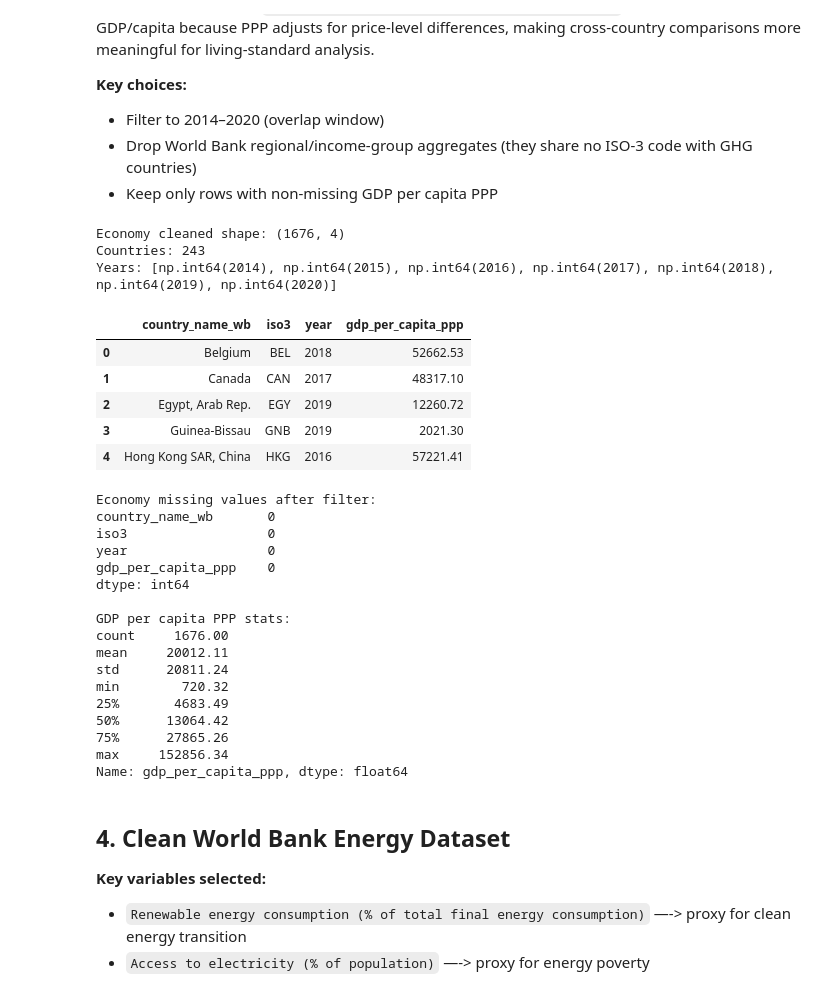
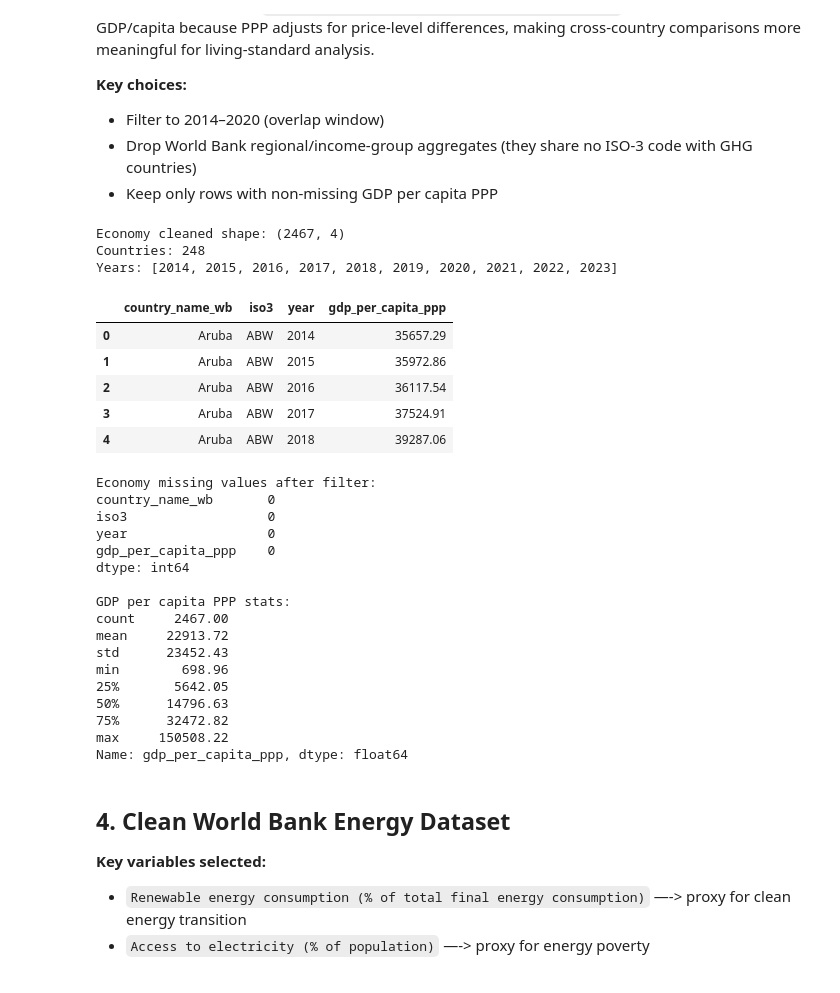
Before and after one commit to mtorella/Data-Visualization-2026, a Jupyter notebook: preprocessing 2.ipynb, the cells around one changed output. Saved outputs shown, nothing was run; the diff lists cells and outputs as text; code cells hidden in the pictures.

```diff
--- a/preprocessing 2.ipynb
+++ b/preprocessing 2.ipynb
@@ -50,7 +48,7 @@ Columns: ['STRUCTURE', 'STRUCTURE_ID', 'STRUCTURE_NAME', 'ACTION', 'REF_AREA', '
 | 2 | DATAFLOW | OECD.ENV.EPI:DSD_AIR_GHG@DF_AIR_G... | Air emissions - Greenhouse gas em... | I | BEL | Belgium | A | ... |
 # %%
 # World Bank Economy & Growth
-eco_raw = pd.read_csv('data/economy-and-growth.csv')
+eco_raw = pd.read_csv('data/economy-and-growth-2025.csv')
 print(f'Economy raw shape: {eco_raw.shape}')
 print(f'Year range: {eco_raw["Year"].min()} – {eco_raw["Year"].max()}')
 eco_raw.head(3)
@@ -160,34 +158,34 @@ Name: ghg_per_capita, dtype: float64
 # %%
 GDP_COL = 'average_value_GDP per capita, PPP (current international $)'
 
 eco = (
     eco_raw
     [['Country Name', 'Country Code', 'Year', GDP_COL]]
     .rename(columns={
         'Country Name': 'country_name_wb',
         'Country Code': 'iso3',
         'Year': 'year',
         GDP_COL: 'gdp_per_capita_ppp'
     })
-    .query('year >= 2014 and year <= 2020')
+    .query('year >= 2014 and year <= 2023')
     .dropna(subset=['gdp_per_capita_ppp'])
     .reset_index(drop=True)
 )
 
 print(f'Economy cleaned shape: {eco.shape}')
 print(f'Countries: {eco["iso3"].nunique()}')
 print(f'Years: {sorted(eco["year"].unique())}')
 eco.head()
 # %% [output]
-Economy cleaned shape: (1676, 4)
-Countries: 243
-Years: [np.int64(2014), np.int64(2015), np.int64(2016), np.int64(2017), np.int64(2018), np.int64(2019), np.int64(2020)]
+Economy cleaned shape: (2467, 4)
+Countries: 248
+Years: [2014, 2015, 2016, 2017, 2018, 2019, 2020, 2021, 2022, 2023]
 |  | country_name_wb | iso3 | year | gdp_per_capita_ppp |
-| 0 | Belgium | BEL | 2018 | 52662.53 |
-| 1 | Canada | CAN | 2017 | 48317.10 |
-| 2 | Egypt, Arab Rep. | EGY | 2019 | 12260.72 |
-| 3 | Guinea-Bissau | GNB | 2019 | 2021.30 |
-| 4 | Hong Kong SAR, China | HKG | 2016 | 57221.41 |
+| 0 | Aruba | ABW | 2014 | 35657.29 |
+| 1 | Aruba | ABW | 2015 | 35972.86 |
+| 2 | Aruba | ABW | 2016 | 36117.54 |
+| 3 | Aruba | ABW | 2017 | 37524.91 |
+| 4 | Aruba | ABW | 2018 | 39287.06 |
 # %%
 print('Economy missing values after filter:')
 print(eco.isnull().sum())
@@ -202,14 +200,14 @@ gdp_per_capita_ppp    0
 dtype: int64
 
 GDP per capita PPP stats:
-count     1676.00
-mean     20012.11
-std      20811.24
-min        720.32
-25%       4683.49
-50%      13064.42
-75%      27865.26
-max     152856.34
+count     2467.00
+mean     22913.72
+std      23452.43
+min        698.96
+25%       5642.05
+50%      14796.63
+75%      32472.82
+max     150508.22
 Name: gdp_per_capita_ppp, dtype: float64
 # %% [markdown]
 ## 4. Clean World Bank Energy Dataset
```
Also changed, not shown: parts of 24 cells of this notebook, 9 other files.
